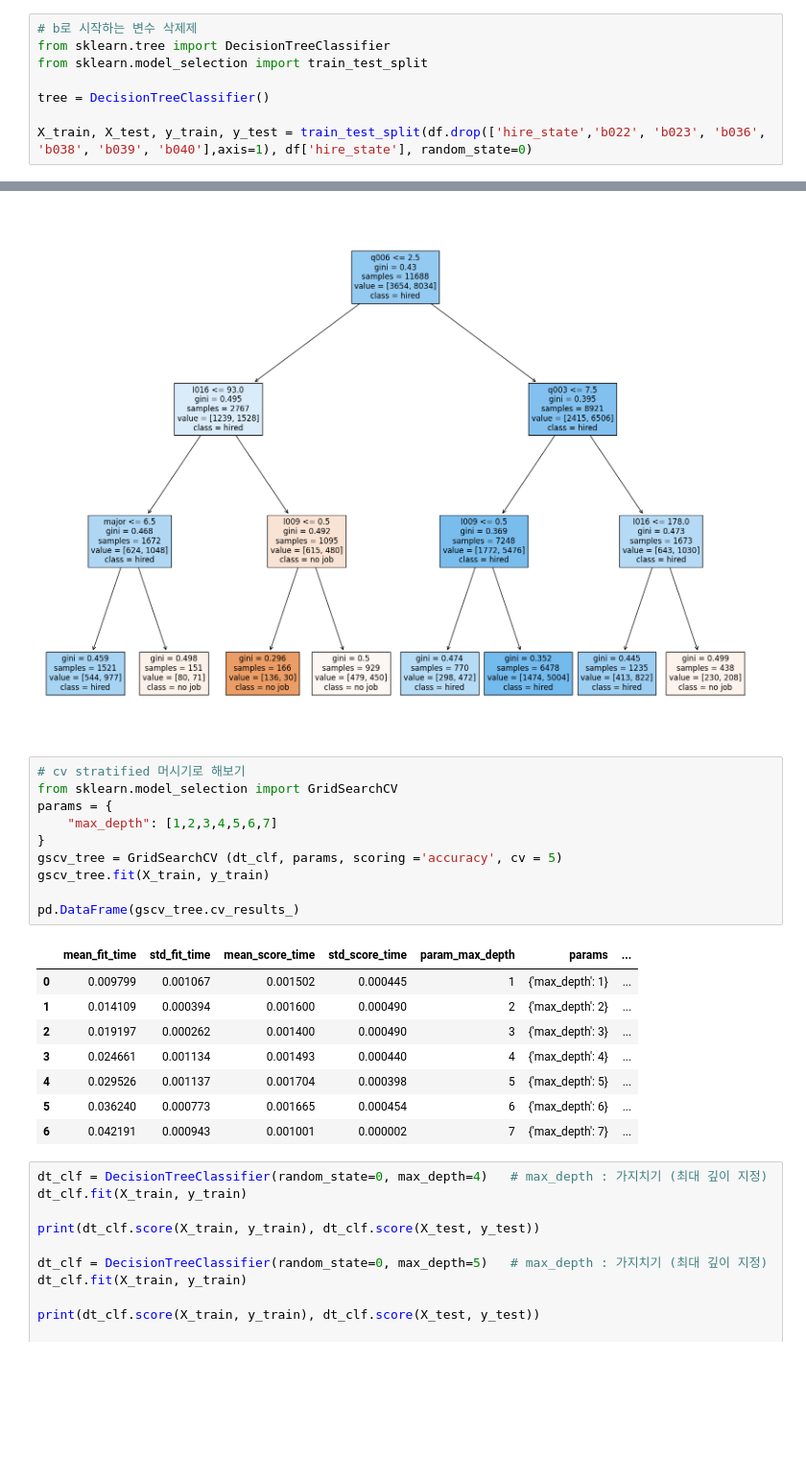
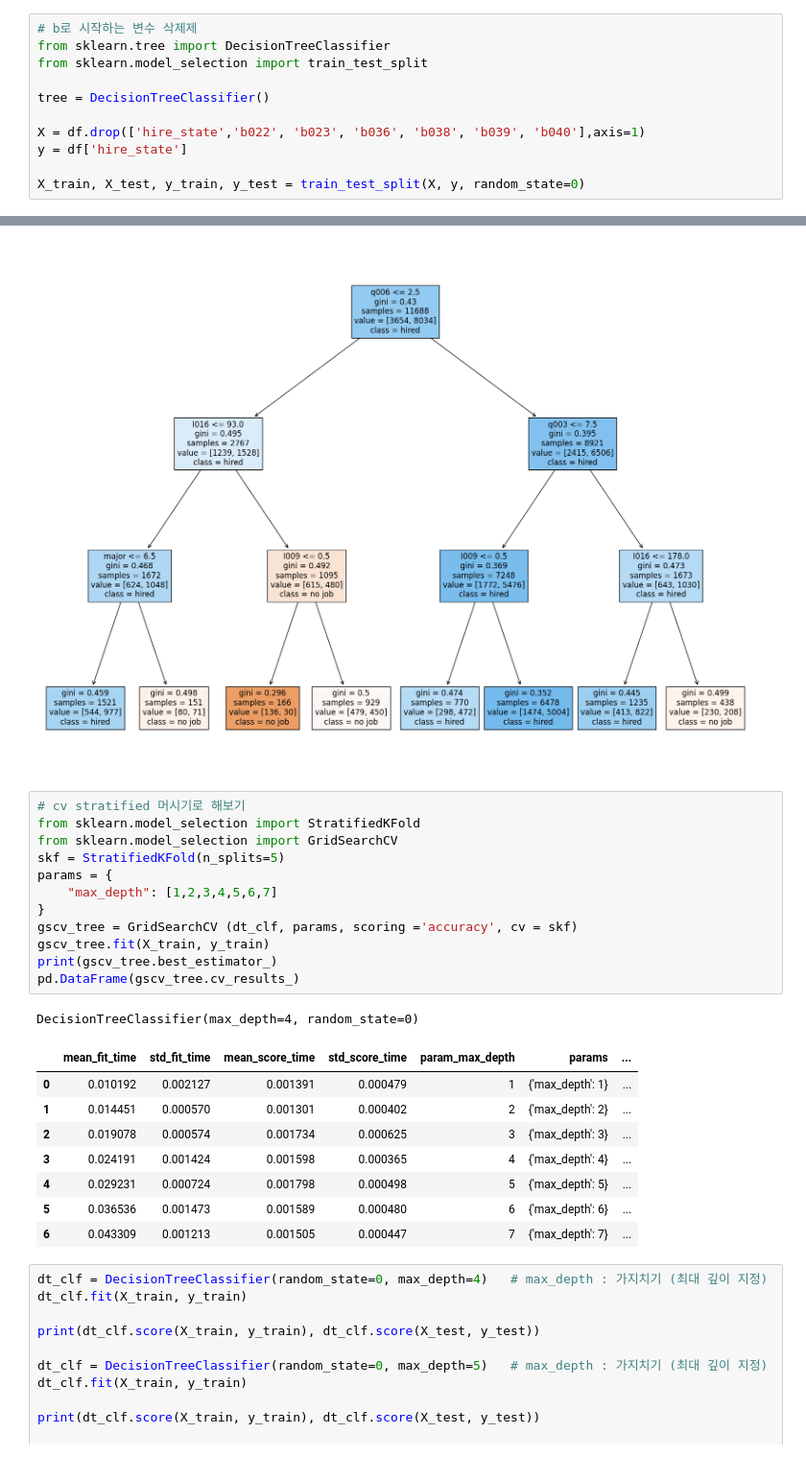
Before and after one commit to Encore-SKN-9/ml_4team, a Jupyter notebook: ml.ipynb, the cells around one changed output, grey strips where cells are left out. Shown at 96% size. Drawn from its saved outputs; the diff is of its cells as text; blank space fills up the shorter version.

```diff
--- a/ml.ipynb
+++ b/ml.ipynb
@@ -67,7 +67,10 @@ from sklearn.model_selection import train_test_split
 
 tree = DecisionTreeClassifier()
 
-X_train, X_test, y_train, y_test = train_test_split(df.drop(['hire_state','b022', 'b023', 'b036', 'b038', 'b039', 'b040'],axis=1), df['hire_state'], random_state=0)
+X = df.drop(['hire_state','b022', 'b023', 'b036', 'b038', 'b039', 'b040'],axis=1)
+y = df['hire_state']
+
+X_train, X_test, y_train, y_test = train_test_split(X, y, random_state=0)
 # %%
 dt_clf = DecisionTreeClassifier(random_state=0, max_depth=3)   # max_depth : 가지치기 (최대 깊이 지정)
 dt_clf.fit(X_train, y_train)
@@ -91,23 +94,26 @@ plt.show()
 [figure]
 # %%
 # cv stratified 머시기로 해보기
+from sklearn.model_selection import StratifiedKFold
 from sklearn.model_selection import GridSearchCV
+skf = StratifiedKFold(n_splits=5)
 params = {
     "max_depth": [1,2,3,4,5,6,7]
 }
-gscv_tree = GridSearchCV (dt_clf, params, scoring ='accuracy', cv = 5)
+gscv_tree = GridSearchCV (dt_clf, params, scoring ='accuracy', cv = skf)
 gscv_tree.fit(X_train, y_train)
-
+print(gscv_tree.best_estimator_)
 pd.DataFrame(gscv_tree.cv_results_)
 # %% [output]
+DecisionTreeClassifier(max_depth=4, random_state=0)
 |  | mean_fit_time | std_fit_time | mean_score_time | std_score_time | param_max_depth | params | ... |
-| 0 | 0.009799 | 0.001067 | 0.001502 | 0.000445 | 1 | {'max_depth': 1} | ... |
-| 1 | 0.014109 | 0.000394 | 0.001600 | 0.000490 | 2 | {'max_depth': 2} | ... |
-| 2 | 0.019197 | 0.000262 | 0.001400 | 0.000490 | 3 | {'max_depth': 3} | ... |
-| 3 | 0.024661 | 0.001134 | 0.001493 | 0.000440 | 4 | {'max_depth': 4} | ... |
-| 4 | 0.029526 | 0.001137 | 0.001704 | 0.000398 | 5 | {'max_depth': 5} | ... |
-| 5 | 0.036240 | 0.000773 | 0.001665 | 0.000454 | 6 | {'max_depth': 6} | ... |
-| 6 | 0.042191 | 0.000943 | 0.001001 | 0.000002 | 7 | {'max_depth': 7} | ... |
+| 0 | 0.010192 | 0.002127 | 0.001391 | 0.000479 | 1 | {'max_depth': 1} | ... |
+| 1 | 0.014451 | 0.000570 | 0.001301 | 0.000402 | 2 | {'max_depth': 2} | ... |
+| 2 | 0.019078 | 0.000574 | 0.001734 | 0.000625 | 3 | {'max_depth': 3} | ... |
+| 3 | 0.024191 | 0.001424 | 0.001598 | 0.000365 | 4 | {'max_depth': 4} | ... |
+| 4 | 0.029231 | 0.000724 | 0.001798 | 0.000498 | 5 | {'max_depth': 5} | ... |
+| 5 | 0.036536 | 0.001473 | 0.001589 | 0.000480 | 6 | {'max_depth': 6} | ... |
+| 6 | 0.043309 | 0.001213 | 0.001505 | 0.000447 | 7 | {'max_depth': 7} | ... |
 # %%
 dt_clf = DecisionTreeClassifier(random_state=0, max_depth=4)   # max_depth : 가지치기 (최대 깊이 지정)
 dt_clf.fit(X_train, y_train)
```
Also changed, not shown: parts of 8 cells of this notebook.
